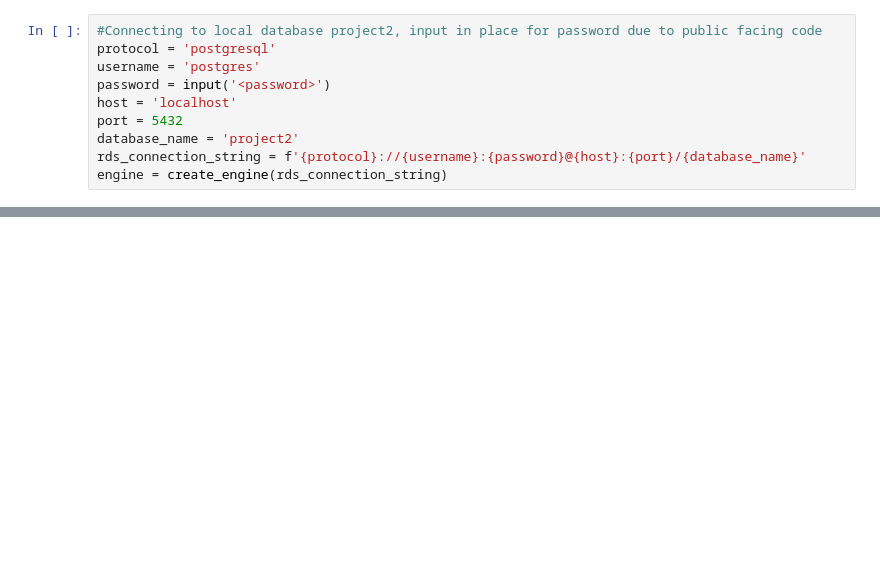
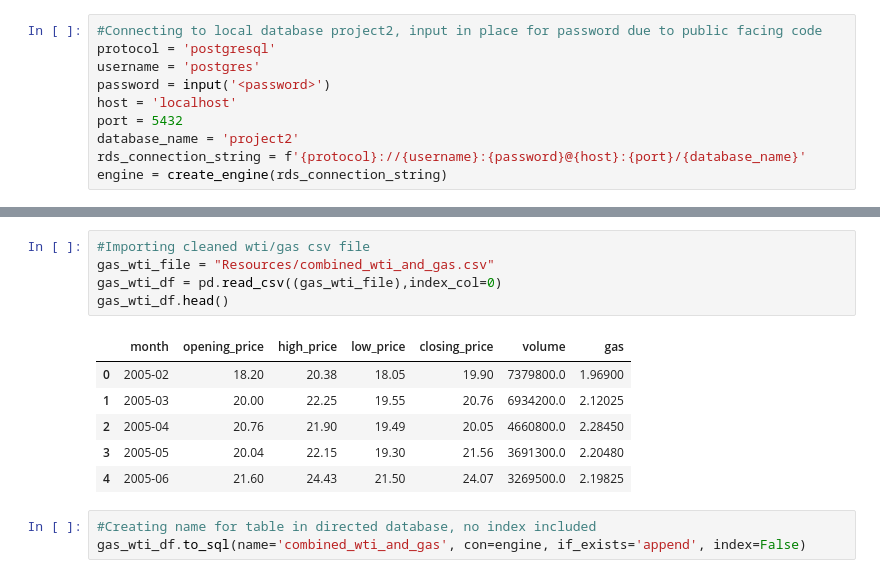
Before and after one commit to lamotteBootcamp/US_inflation_and_gasoline_pricing_SQL, a Jupyter notebook: infl_gas_db_sql.ipynb, the cells around one changed output, grey strips where cells are left out. Drawn from its saved outputs; the diff is of its cells as text; blank space fills up the shorter version.

```diff
--- a/infl_gas_db_sql.ipynb
+++ b/infl_gas_db_sql.ipynb
@@ -43,0 +46,15 @@ pd.read_sql_query('select * from gas_cpi', con=engine).head()
+# %%
+#Importing cleaned wti/gas csv file
+gas_wti_file = "Resources/combined_wti_and_gas.csv"
+gas_wti_df = pd.read_csv((gas_wti_file),index_col=0)
+gas_wti_df.head()
+# %% [output]
+|  | month | opening_price | high_price | low_price | closing_price | volume | gas |
+| 0 | 2005-02 | 18.20 | 20.38 | 18.05 | 19.90 | 7379800.0 | 1.96900 |
+| 1 | 2005-03 | 20.00 | 22.25 | 19.55 | 20.76 | 6934200.0 | 2.12025 |
+| 2 | 2005-04 | 20.76 | 21.90 | 19.49 | 20.05 | 4660800.0 | 2.28450 |
+| 3 | 2005-05 | 20.04 | 22.15 | 19.30 | 21.56 | 3691300.0 | 2.20480 |
+| 4 | 2005-06 | 21.60 | 24.43 | 21.50 | 24.07 | 3269500.0 | 2.19825 |
+# %%
+#Creating name for table in directed database, no index included
+gas_wti_df.to_sql(name='combined_wti_and_gas', con=engine, if_exists='append', index=False)
```
Also changed, not shown: parts of 6 cells of this notebook, 13 other files.
